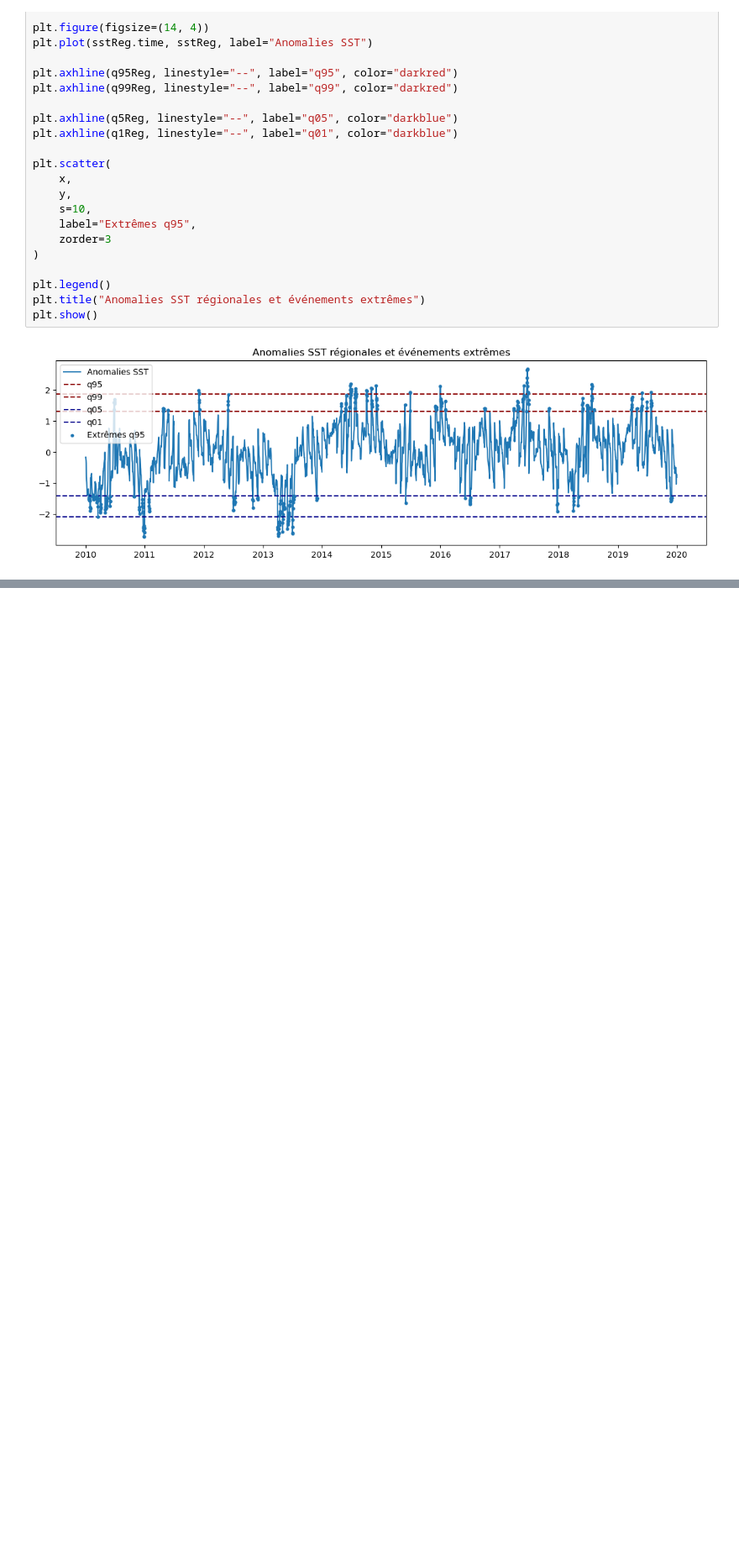
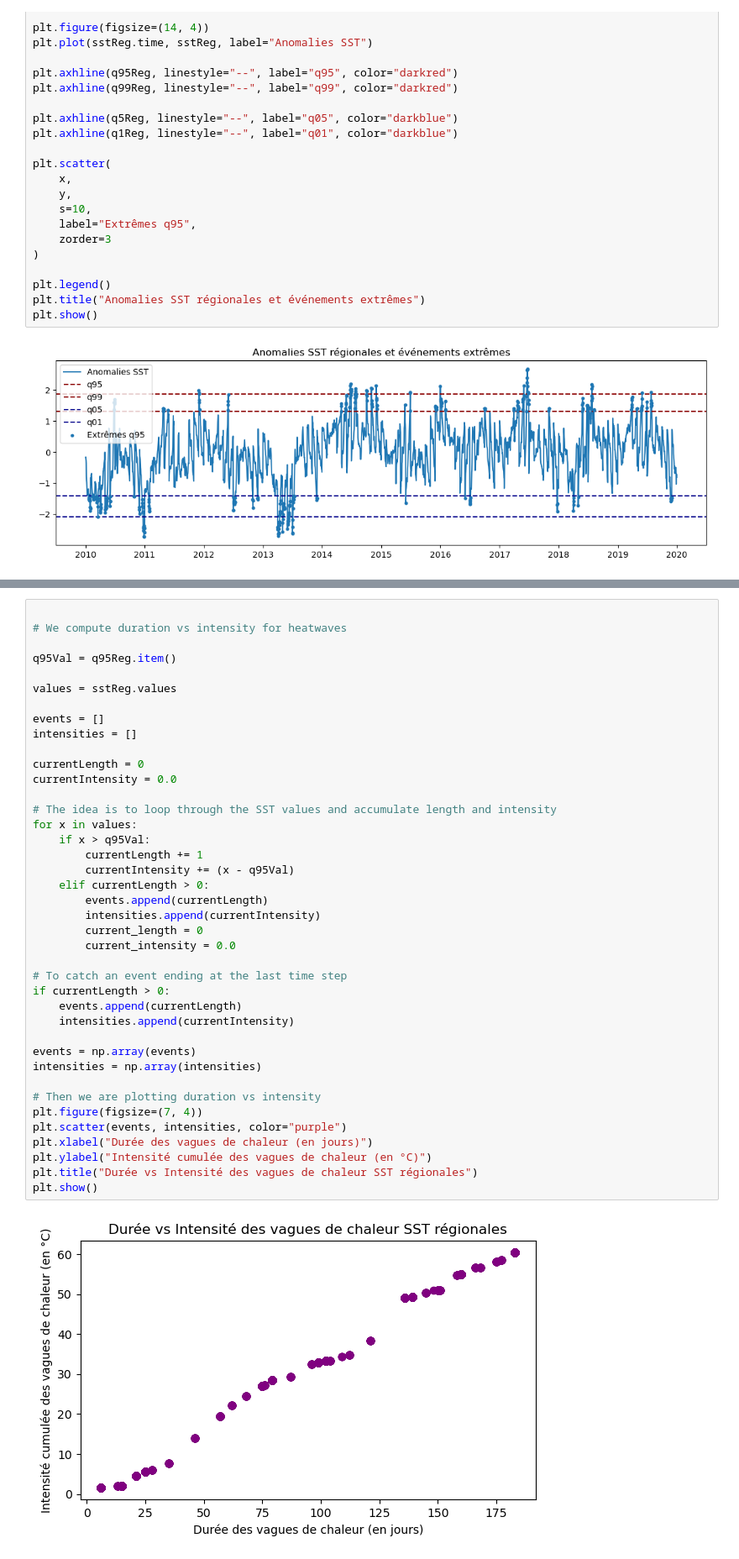
Before and after one commit to mkkuu/EnglishChannelSSTSciML, a Jupyter notebook: notebooks/statisticalAnalysis/11extremesAnalysis.ipynb, the cells around one changed output, grey strips where cells are left out. Shown at 84% size. Drawn from its saved outputs; the diff is of its cells as text; blank space fills up the shorter version.

```diff
--- a/notebooks/statisticalAnalysis/11extremesAnalysis.ipynb
+++ b/notebooks/statisticalAnalysis/11extremesAnalysis.ipynb
@@ -214,0 +317,42 @@ plt.show()
+# %%
+
+# We compute duration vs intensity for heatwaves
+
+q95Val = q95Reg.item()
+
+values = sstReg.values
+
+events = []
+intensities = []
+
+currentLength = 0
+currentIntensity = 0.0
+
+# The idea is to loop through the SST values and accumulate length and intensity
+for x in values:
+    if x > q95Val:
+        currentLength += 1
+        currentIntensity += (x - q95Val)
+    elif currentLength > 0:
+        events.append(currentLength)
+        intensities.append(currentIntensity)
+        current_length = 0
+        current_intensity = 0.0
+
+# To catch an event ending at the last time step
+if currentLength > 0:
+    events.append(currentLength)
+    intensities.append(currentIntensity)
+
+events = np.array(events)
+intensities = np.array(intensities)
+
+# Then we are plotting duration vs intensity
+plt.figure(figsize=(7, 4))
+plt.scatter(events, intensities, color="purple")
+plt.xlabel("Durée des vagues de chaleur (en jours)")
+plt.ylabel("Intensité cumulée des vagues de chaleur (en °C)")
+plt.title("Durée vs Intensité des vagues de chaleur SST régionales")
+plt.show()
+# %% [output]
+[figure, added]
```
Also changed, not shown: parts of 10 cells of this notebook.
